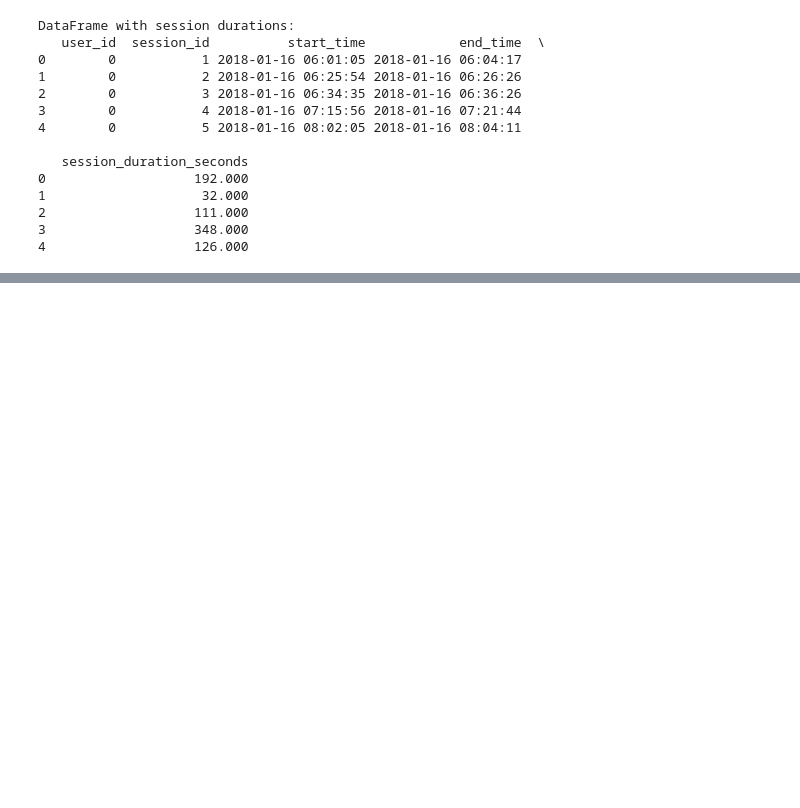
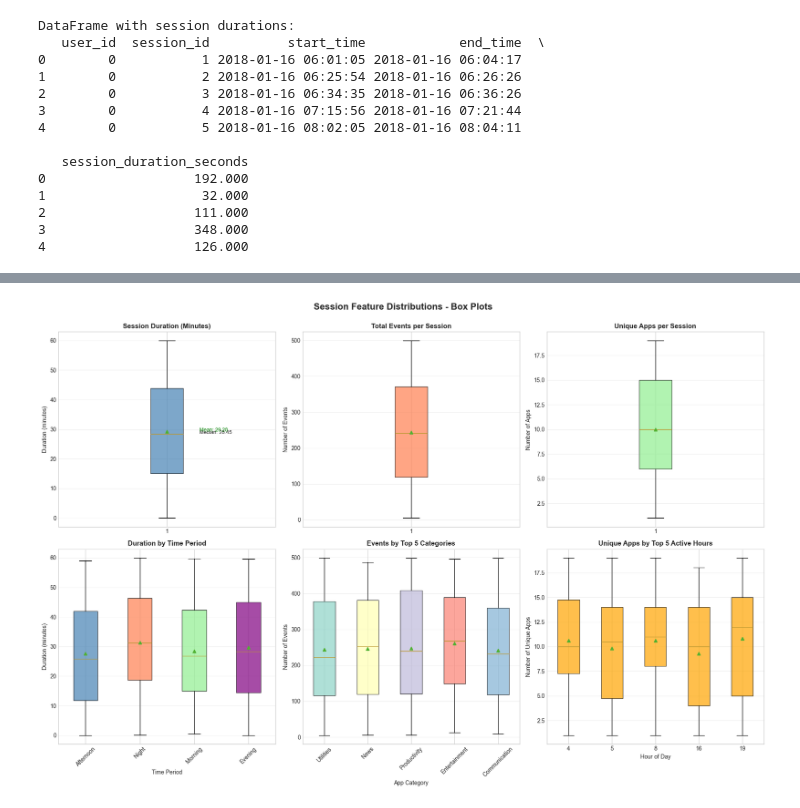
Before and after one commit to RobertBanda/Customer-segmentation, a Jupyter notebook: customer segmentation analysis.ipynb, the cells around one changed output, grey strips where cells are left out. Drawn from its saved outputs; the diff is of its cells as text; code cells hidden in the pictures; blank space fills up the shorter version.

```diff
--- a/customer segmentation analysis.ipynb
+++ b/customer segmentation analysis.ipynb
@@ -703,0 +813,86 @@ NameError: name 'scaled_features' is not defined
+# %%
+
+# 2. BOX PLOTS
+
+fig, axes = plt.subplots(2, 3, figsize=(18, 12))
+fig.suptitle('Session Feature Distributions - Box Plots', fontsize=16, fontweight='bold', y=1.00)
+
+# 2.1 Duration Minutes
+box1 = axes[0, 0].boxplot(session_level_features['duration_minutes'],
+                          patch_artist=True, showmeans=True)
+box1['boxes'][0].set_facecolor('steelblue')
+box1['boxes'][0].set_alpha(0.7)
+axes[0, 0].set_title('Session Duration (Minutes)', fontsize=12, fontweight='bold')
+axes[0, 0].set_ylabel('Duration (minutes)')
+axes[0, 0].grid(axis='y', alpha=0.3)
+
+# Add statistics text
+median = session_level_features['duration_minutes'].median()
+mean = session_level_features['duration_minutes'].mean()
+axes[0, 0].text(1.15, median, f'Median: {median:.2f}', fontsize=9)
+axes[0, 0].text(1.15, mean, f'Mean: {mean:.2f}', fontsize=9, color='green')
+
+# 2.2 Total Events
+box2 = axes[0, 1].boxplot(session_level_features['total_events'],
+                          patch_artist=True, showmeans=True)
+box2['boxes'][0].set_facecolor('coral')
+box2['boxes'][0].set_alpha(0.7)
+axes[0, 1].set_title('Total Events per Session', fontsize=12, fontweight='bold')
+axes[0, 1].set_ylabel('Number of Events')
+axes[0, 1].grid(axis='y', alpha=0.3)
+
+# 2.3 Number of Unique Apps
+box3 = axes[0, 2].boxplot(session_level_features['num_unique_apps'],
+                          patch_artist=True, showmeans=True)
+box3['boxes'][0].set_facecolor('lightgreen')
+box3['boxes'][0].set_alpha(0.7)
+axes[0, 2].set_title('Unique Apps per Session', fontsize=12, fontweight='bold')
+axes[0, 2].set_ylabel('Number of Apps')
+axes[0, 2].grid(axis='y', alpha=0.3)
+
+# 2.4 Duration by Time Period
+time_periods = session_level_features['most_active_time_period'].unique()
+time_period_data = [session_level_features[session_level_features['most_active_time_period'] == tp]['duration_minutes'].values
+                    for tp in time_periods]
+bp4 = axes[1, 0].boxplot(time_period_data, labels=time_periods, patch_artist=True, showmeans=True)
+for patch, color in zip(bp4['boxes'], ['steelblue', 'coral', 'lightgreen', 'purple']):
+    patch.set_facecolor(color)
+    patch.set_alpha(0.7)
+axes[1, 0].set_title('Duration by Time Period', fontsize=12, fontweight='bold')
+axes[1, 0].set_xlabel('Time Period')
+axes[1, 0].set_ylabel('Duration (minutes)')
+axes[1, 0].tick_params(axis='x', rotation=45)
+axes[1, 0].grid(axis='y', alpha=0.3)
+
+# 2.5 Events by Category
+top_categories = session_level_features['most_used_category'].value_counts().head(5).index
+category_data = [session_level_features[session_level_features['most_used_category'] == cat]['total_events'].values
+                 for cat in top_categories]
+bp5 = axes[1, 1].boxplot(category_data, labels=top_categories, patch_artist=True, showmeans=True)
+colors = plt.cm.Set3(range(len(top_categories)))
+for patch, color in zip(bp5['boxes'], colors):
+    patch.set_facecolor(color)
+    patch.set_alpha(0.7)
+axes[1, 1].set_title('Events by Top 5 Categories', fontsize=12, fontweight='bold')
+axes[1, 1].set_xlabel('App Category')
+axes[1, 1].set_ylabel('Number of Events')
+axes[1, 1].tick_params(axis='x', rotation=45)
+axes[1, 1].grid(axis='y', alpha=0.3)
+
+# 2.6 Apps by Hour (top 5 hours)
+top_hours = session_level_features['most_active_hour'].value_counts().head(5).index.sort_values()
+hour_data = [session_level_features[session_level_features['most_active_hour'] == hr]['num_unique_apps'].values
+             for hr in top_hours]
+bp6 = axes[1, 2].boxplot(hour_data, labels=top_hours, patch_artist=True, showmeans=True)
+for patch in bp6['boxes']:
+    patch.set_facecolor('orange')
+    patch.set_alpha(0.7)
+axes[1, 2].set_title('Unique Apps by Top 5 Active Hours', fontsize=12, fontweight='bold')
+axes[1, 2].set_xlabel('Hour of Day')
+axes[1, 2].set_ylabel('Number of Unique Apps')
+axes[1, 2].grid(axis='y', alpha=0.3)
+
+plt.tight_layout()
+plt.show()
+# %% [output]
+[figure, added]
```
Also changed, not shown: parts of 12 cells of this notebook.
